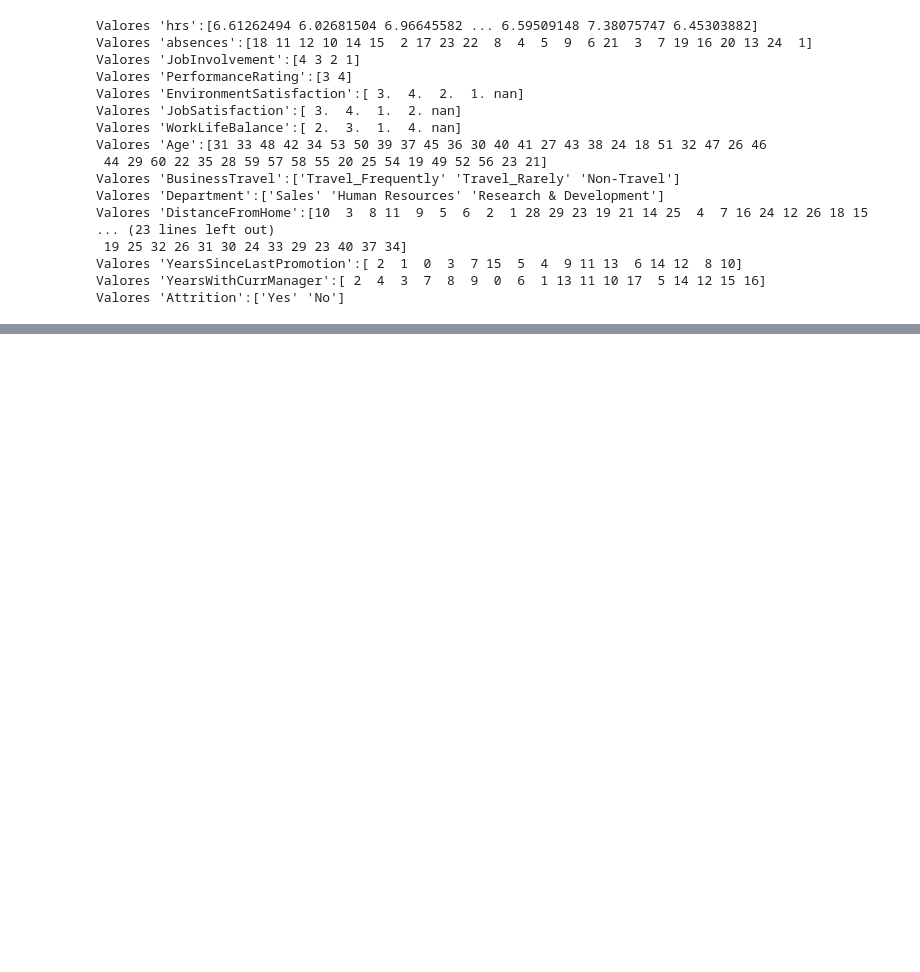
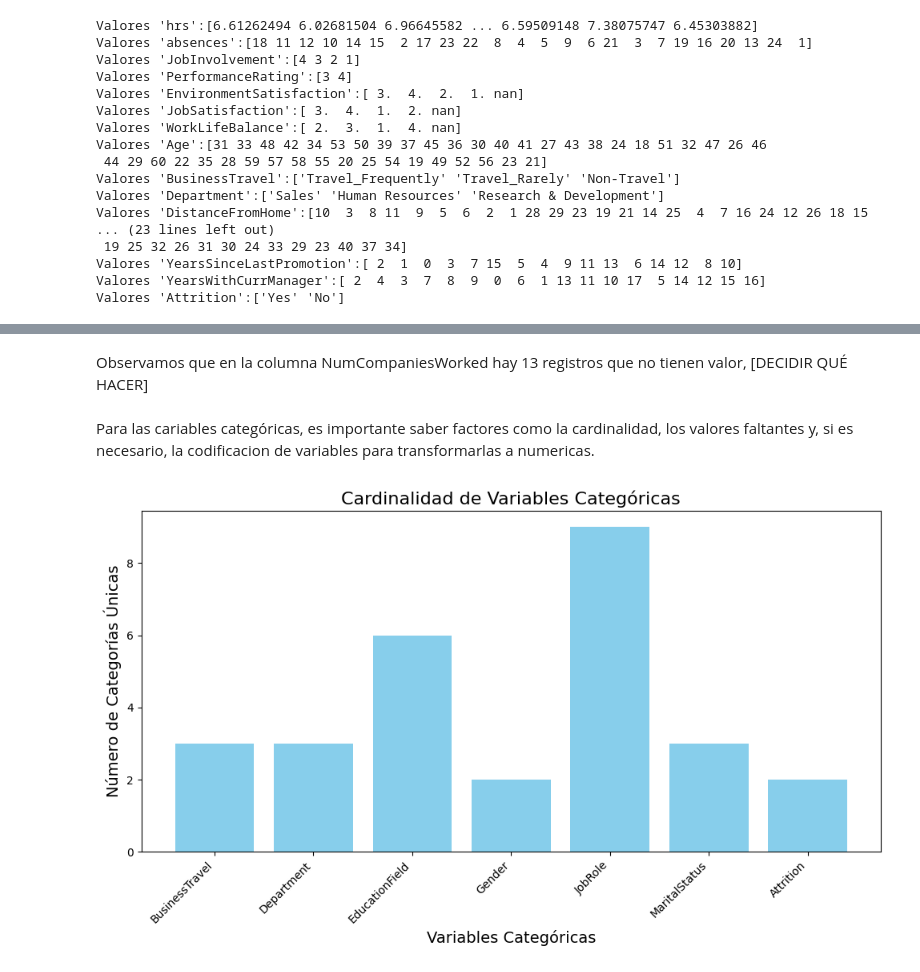
Before and after one commit to 100495699/Aprendizaje, a Jupyter notebook: Aprendizaje.ipynb, the cells around one changed output, grey strips where cells are left out. Cells and saved outputs as stored; diff of their text form; code cells hidden in the pictures; blank space fills up the shorter version.

Commit message:
Categorias de variables

```diff
--- a/Aprendizaje.ipynb
+++ b/Aprendizaje.ipynb
@@ -54,0 +88,21 @@ Valores 'Attrition':['Yes' 'No']
+# %% [markdown]
+Observamos que en la columna NumCompaniesWorked hay 13 registros que no tienen valor, [DECIDIR QUÉ HACER]
+# %% [markdown]
+Para las cariables categóricas, es importante saber factores como la cardinalidad, los valores faltantes y, si es necesario, la codificacion de variables para transformarlas a numericas.
+# %%
+columnas_categoricas = ["BusinessTravel", "Department", "EducationField", "Gender", "JobRole", "MaritalStatus", "Attrition"]
+card = dataset[columnas_categoricas].nunique()
+
+# Crear un gráfico de barras para mostrar la cardinalidad
+plt.figure(figsize=(10, 6))
+plt.bar(card.index, card.values, color='skyblue')
+plt.title("Cardinalidad de Variables Categóricas", fontsize=16)
+plt.xlabel("Variables Categóricas", fontsize=14)
+plt.ylabel("Número de Categorías Únicas", fontsize=14)
+plt.xticks(rotation=45, ha='right')  # Rotar etiquetas del eje x para mejor legibilidad
+
+# Mostrar el gráfico
+plt.tight_layout()  # Ajustar el layout para que no se corten las etiquetas
+plt.show()
+# %% [output]
+[figure, added]
```
Also changed, not shown: parts of 4 cells of this notebook.
